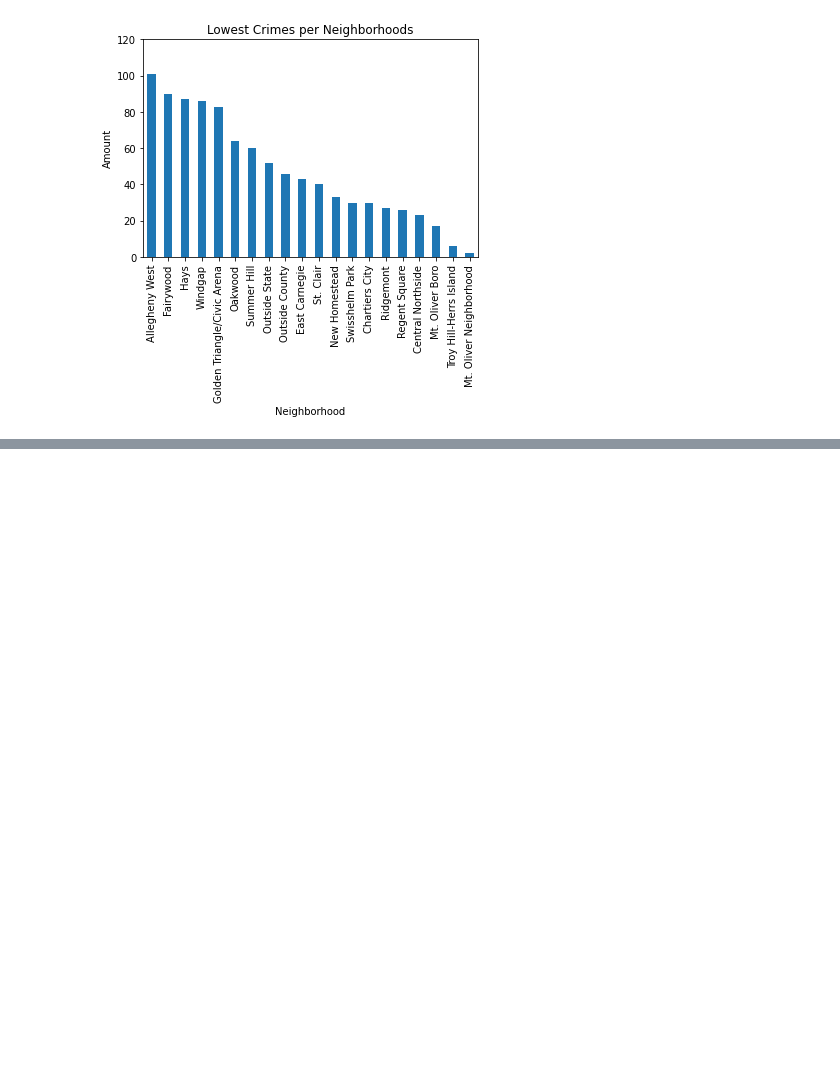
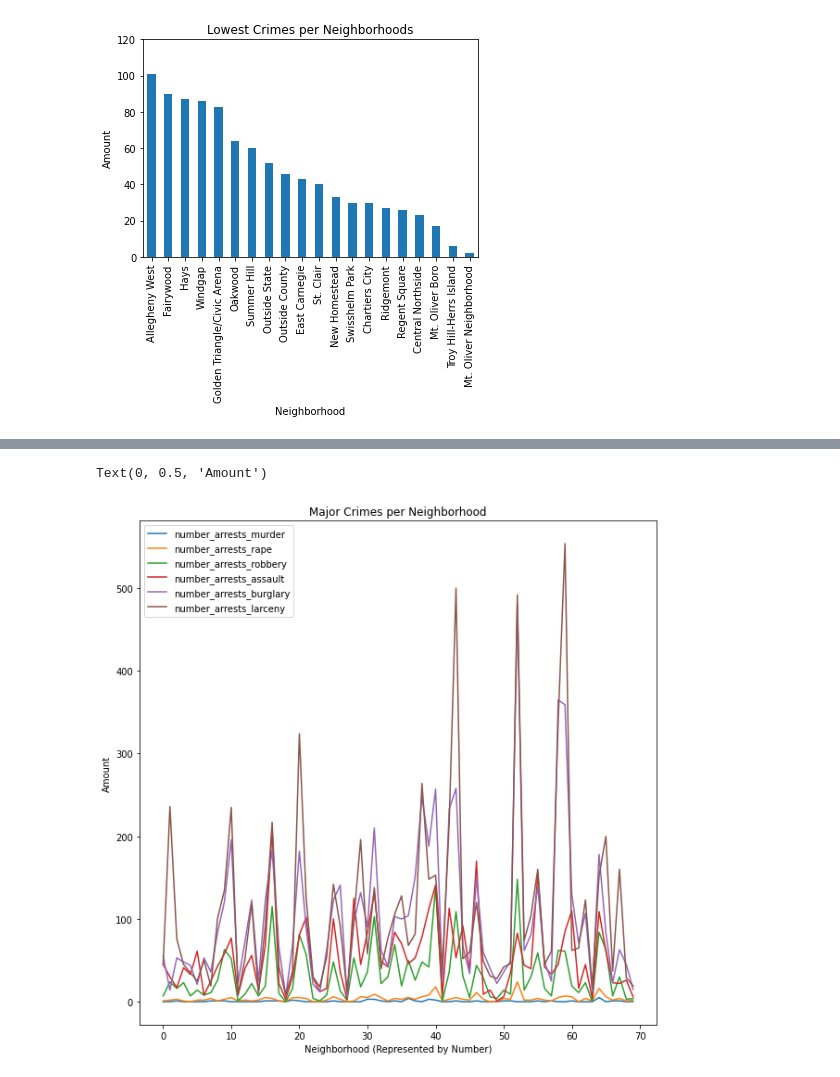
Before and after one commit to jacobemmerson/CMPINF-0010-Final-Project, a Jupyter notebook: police-arrests.ipynb, the cells around one changed output, grey strips where cells are left out. Drawn from its saved outputs; the diff is of its cells as text; code cells hidden in the pictures; blank space fills up the shorter version.

```diff
--- a/police-arrests.ipynb
+++ b/police-arrests.ipynb
@@ -24,0 +57,3 @@ neighborhoods = geopandas.read_file("Neighborhoods/Neighborhoods_.shp")
+# %%
+major_arrests = pd.read_csv("arrests-for-major-crimes-1972.csv")
+major_arrests.head(10)
@@ -24,0 +72,17 @@ neighborhoods = geopandas.read_file("Neighborhoods/Neighborhoods_.shp")
+# %%
+arrests_murder = major_arrests['number_arrests_murder']
+arrests_rape = major_arrests['number_arrests_rape']
+arrests_robbery = major_arrests['number_arrests_robbery']
+arrests_assault = major_arrests['number_arrests_assault']
+arrests_burglary = major_arrests['number_arrests_burglary']
+arrests_larceny = major_arrests['number_arrests_larceny']
+
+arrests_total = pd.concat([arrests_murder, arrests_rape, arrests_robbery, arrests_assault, arrests_burglary, arrests_larceny], axis=1)
+arrests_total.plot(figsize=(10, 10))
+
+plt.title("Major Crimes per Neighborhood")
+plt.xlabel("Neighborhood (Represented by Number)")
+plt.ylabel("Amount")
+# %% [output]
+Text(0, 0.5, 'Amount')
+[figure, added]
```
Also changed, not shown: parts of 14 cells of this notebook, 1 other file.
